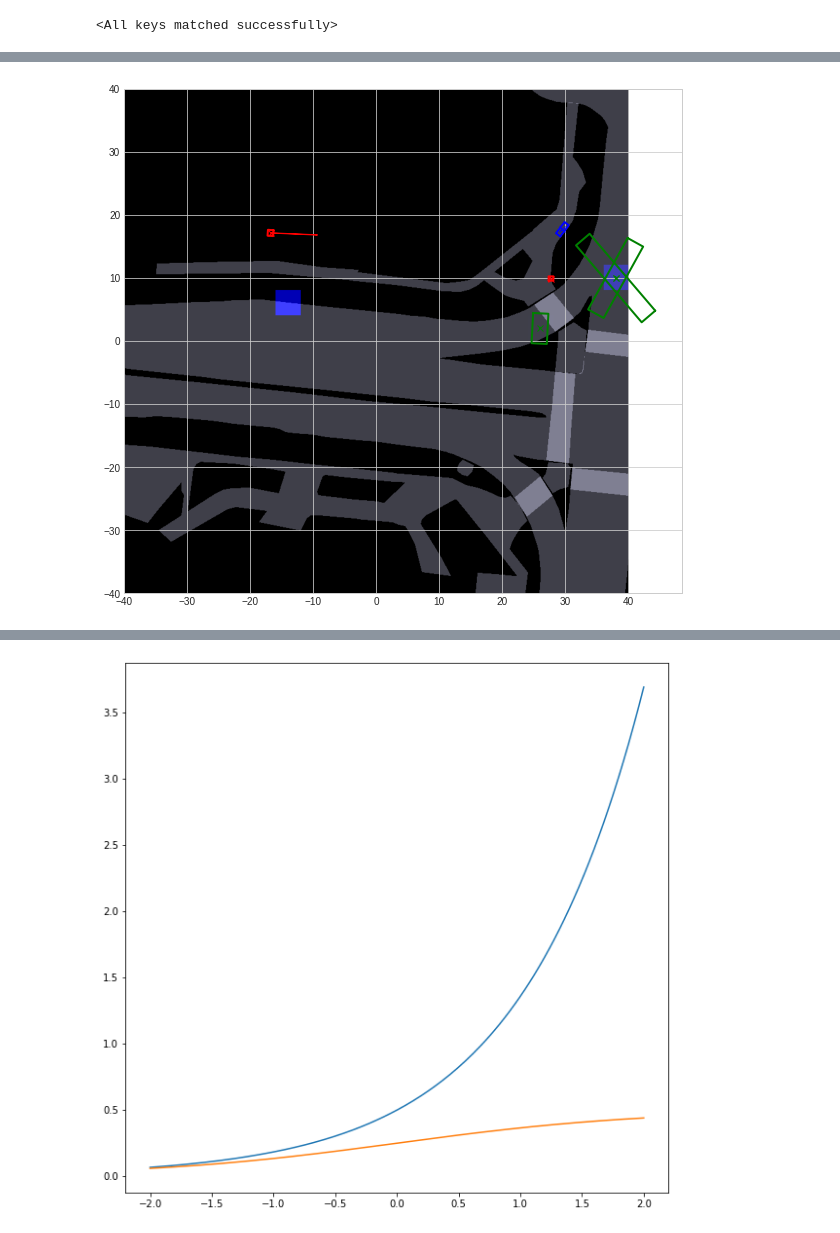
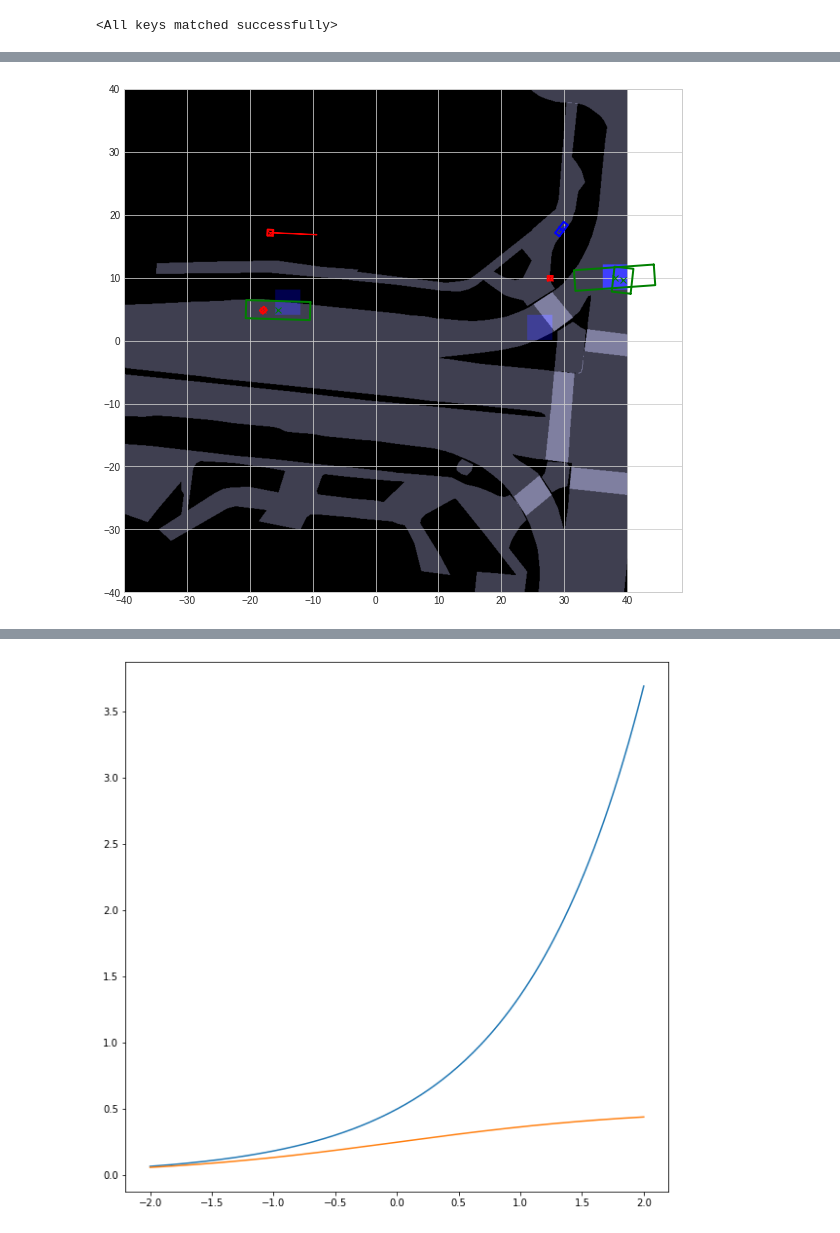
Before and after one commit to Abracadabra0/ATISS-Traffic, a Jupyter notebook: visualize.ipynb, the cells around one changed output, grey strips where cells are left out. Drawn from its saved outputs; the diff is of its cells as text; code cells hidden in the pictures.

```diff
--- a/visualize.ipynb
+++ b/visualize.ipynb
@@ -26,7 +26,7 @@ axes_limit = 40
 cat2color = {1: 'red', 2: 'blue', 3: 'green'}
 feature_extractor = ResNet18(4, 512)
 model = AutoregressiveTransformer(feature_extractor)
-model.load_state_dict(torch.load('./ckpts/shareMixture'))
+model.load_state_dict(torch.load('./ckpts/softplus'))
 # %% [output]
 <All keys matched successfully>
 # %%
@@ -56,8 +49,8 @@ if category != 0:
     preds['location'] = np.array([preds['location'] // 20, preds['location'] % 20]) * 4 - 40 + 2
     data['category'] = np.concatenate([data['category'], np.array([preds['category']])], axis=0)
     data['location'] = np.concatenate([data['location'], preds['location'].reshape(1, -1)], axis=0)
-    data['bbox'] = np.concatenate([data['bbox'], np.concatenate([preds['bbox']['wl'], np.array([preds['bbox']['theta']])], axis=0).reshape(1, -1)], axis=0)
-    data['velocity'] = np.concatenate([data['velocity'], np.array([[preds['velocity']['s'] * preds['velocity']['moving'], preds['velocity']['omega']]])], axis=0)
+    data['bbox'] = np.concatenate([data['bbox'], np.concatenate([preds['wl'], np.array([preds['theta']])], axis=0).reshape(1, -1)], axis=0)
+    data['velocity'] = np.concatenate([data['velocity'], np.array([[preds['s'] * preds['moving'], preds['omega']]])], axis=0)
     idx = list(range(len(data['category'])))
     idx.sort(key=lambda x: (-data['location'][x][1], data['location'][x][0]))
     for k in ['category', 'location', 'bbox', 'velocity']:
@@ -74,34 +67,34 @@ map_layers = np.stack([map_layers] * 3, axis=-1)
 grid = np.meshgrid(np.arange(-axes_limit, axes_limit, 4), np.flip(np.arange(-axes_limit, axes_limit, 4)))
 grid = np.stack(grid, axis=-1)
 grid = (grid + 40) // 4
 grid = grid[..., 0] * 20 + grid[..., 1]
 prob_map = np.exp(probs['location'].log_prob(torch.tensor(grid)).numpy())
 prob_map = np.kron(prob_map, np.ones((40, 40)))
 map_layers[..., 2] += prob_map
 map_layers[..., 2] /= map_layers[..., 2].max()
 ax.imshow(map_layers, extent=[-axes_limit, axes_limit, -axes_limit, axes_limit])
 for i in range(length.item()):
     if data['category'][i] != 0:
         color = cat2color[data['category'][i]]
         loc = data['location'][i]
         ax.plot(loc[0], loc[1], 'x', color=color)
         w, l, theta = data['bbox'][i]
         corners = np.array([[l / 2, w / 2],
                             [-l / 2, w / 2],
                             [-l / 2, -w / 2],
                             [l / 2, -w / 2],
                             [l / 2, w / 2]])
         rotation = np.array([[np.cos(theta), np.sin(theta)],
                              [-np.sin(theta), np.cos(theta)]])
         corners = np.dot(corners, rotation) + loc
         ax.plot(corners[:, 0], corners[:, 1], color=color, linewidth=2)
         speed, omega = data['velocity'][i]
         rotation = np.array([[np.cos(omega), np.sin(omega)],
                              [-np.sin(omega), np.cos(omega)]])
         velocity = np.dot(np.array([speed, 0]), rotation)
         ax.arrow(loc[0], loc[1], velocity[0] * 5, velocity[1] * 5, color=color, width=0.05)
 # %% [output]
-[figure, old version]
+[figure, new version]
 # %%
 grid = np.meshgrid(np.linspace(0.01, 20, 200), np.linspace(20, 0.01, 200))
 grid = np.stack(grid, axis=-1)
```
Also changed, not shown: parts of 8 cells of this notebook, 2 other files.
